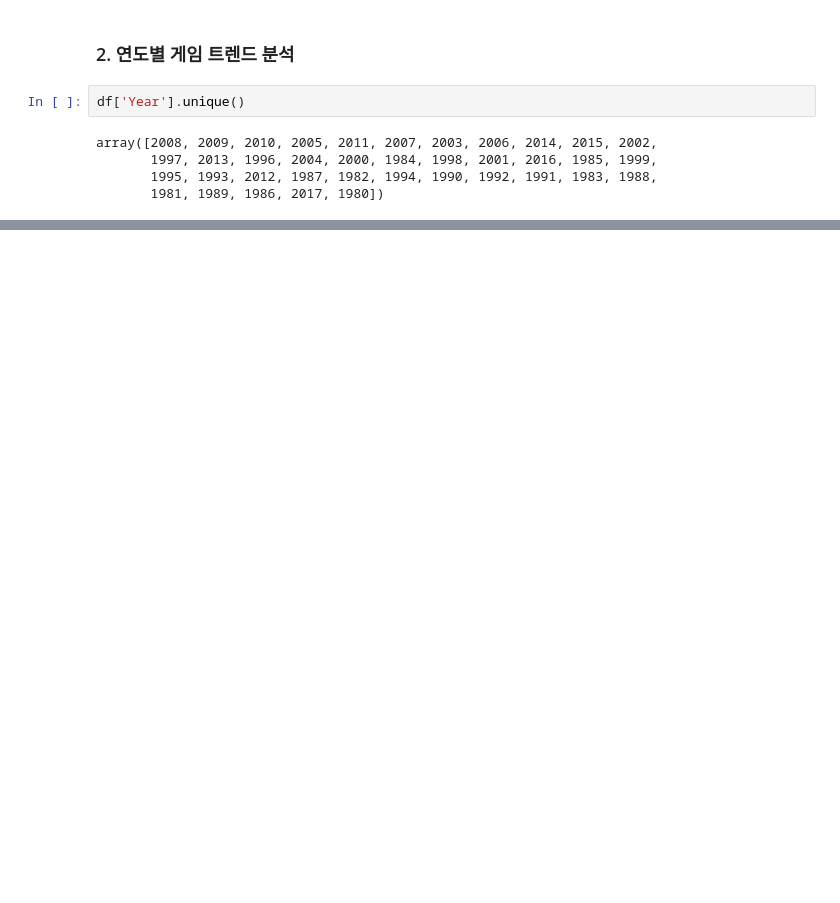
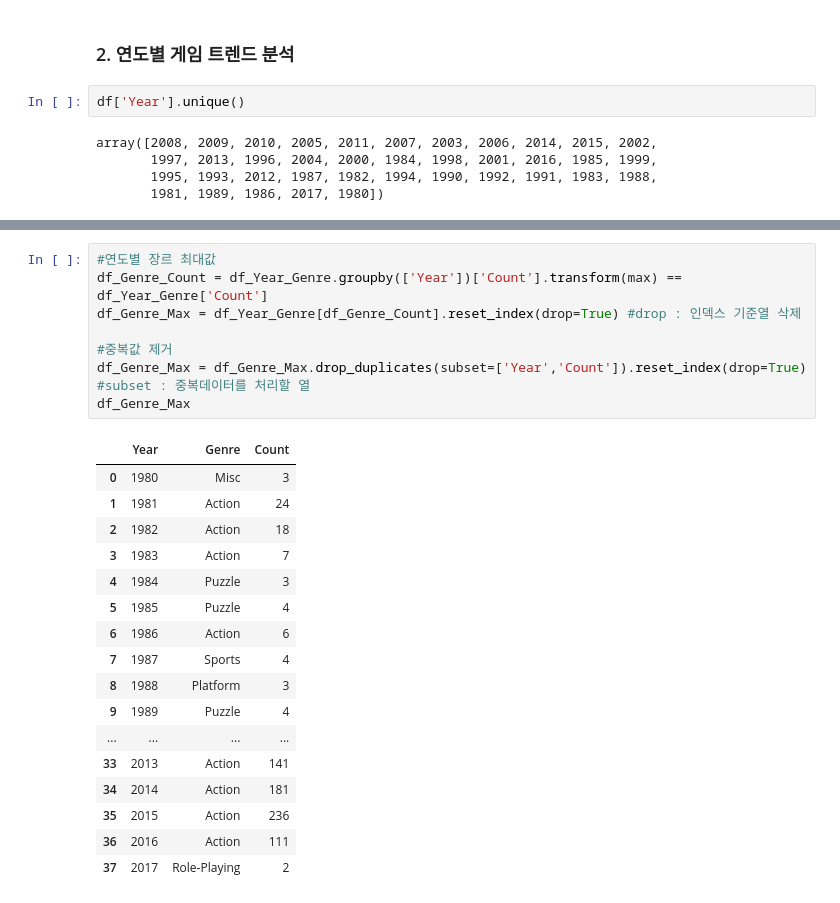
Before and after one commit to kimkihyun1/Game-Genre-Analysis, a Jupyter notebook: AI_14_김기현_Section1.ipynb, the cells around one changed output, grey strips where cells are left out. Saved outputs shown, nothing was run; the diff lists cells and outputs as text; blank space fills up the shorter version.

```diff
--- a/AI_14_김기현_Section1.ipynb
+++ b/AI_14_김기현_Section1.ipynb
@@ -294,0 +306,26 @@ df_Year
+# %%
+#연도별 장르 최대값
+df_Genre_Count = df_Year_Genre.groupby(['Year'])['Count'].transform(max) == df_Year_Genre['Count']
+df_Genre_Max = df_Year_Genre[df_Genre_Count].reset_index(drop=True) #drop : 인덱스 기준열 삭제
+
+#중복값 제거
+df_Genre_Max = df_Genre_Max.drop_duplicates(subset=['Year','Count']).reset_index(drop=True) #subset : 중복데이터를 처리할 열
+df_Genre_Max
+# %% [output]
+|  | Year | Genre | Count |
+| 0 | 1980 | Misc | 3 |
+| 1 | 1981 | Action | 24 |
+| 2 | 1982 | Action | 18 |
+| 3 | 1983 | Action | 7 |
+| 4 | 1984 | Puzzle | 3 |
+| 5 | 1985 | Puzzle | 4 |
+| 6 | 1986 | Action | 6 |
+| 7 | 1987 | Sports | 4 |
+| 8 | 1988 | Platform | 3 |
+| 9 | 1989 | Puzzle | 4 |
+| ... | ... | ... | ... |
+| 33 | 2013 | Action | 141 |
+| 34 | 2014 | Action | 181 |
+| 35 | 2015 | Action | 236 |
+| 36 | 2016 | Action | 111 |
+| 37 | 2017 | Role-Playing | 2 |
```
Also changed, not shown: parts of 11 cells of this notebook.
